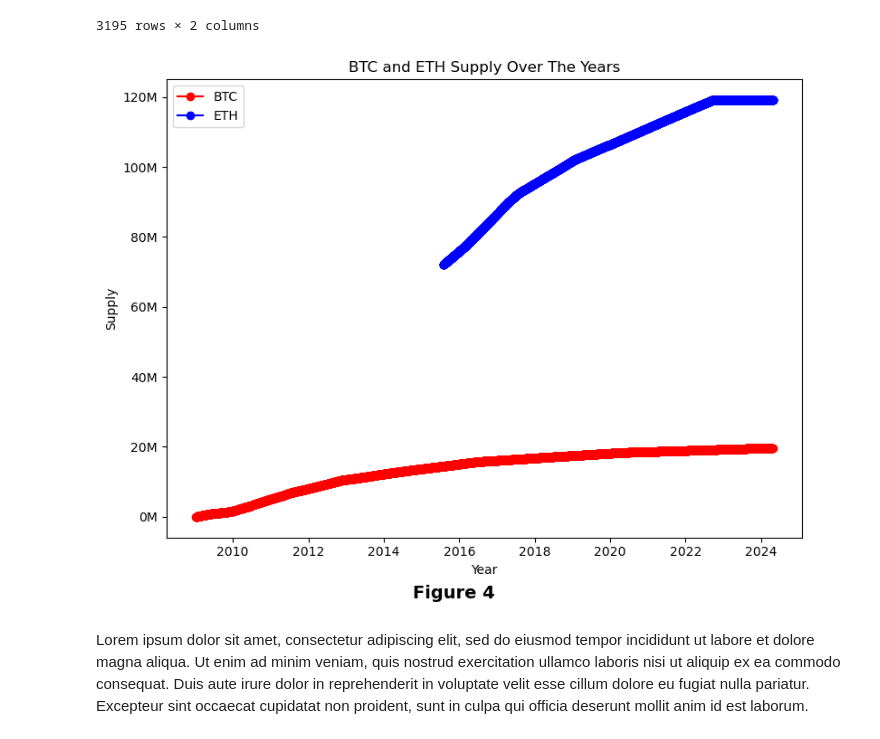
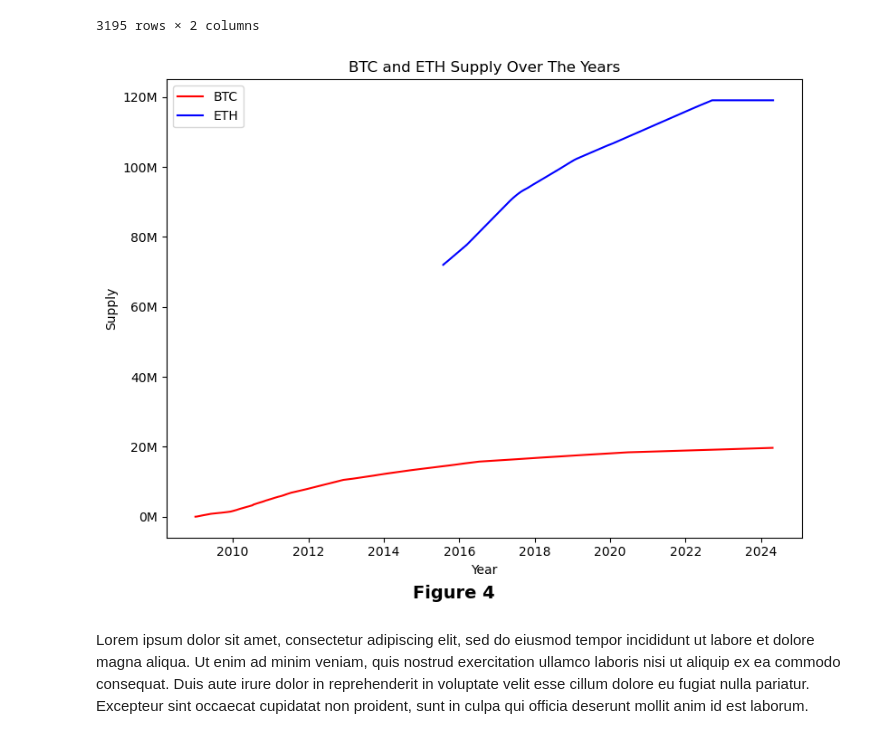
Before and after one commit to vsitucal-personal/bdcc_lab, a Jupyter notebook: BDCC_Lab.ipynb, the cells around one changed output. Saved outputs shown, nothing was run; the diff lists cells and outputs as text; code cells hidden in the pictures.

```diff
--- a/BDCC_Lab.ipynb
+++ b/BDCC_Lab.ipynb
@@ -468,23 +468,24 @@ eth_supply
 # %%
 plot_multiple_line_graphs2(
     x_list=[[btc_supply["date"], eth_supply["date"]]],
     y_list=[
         [
             (btc_supply["reward"], "BTC", "r",),
             (eth_supply["max_supply"], "ETH", "b",),
         ]
     ],
     x_labels=["Year"],
     y_labels=["Supply"],
     titles=["BTC and ETH Supply Over The Years"],
     formatter=[millions_formatter],
     use_legend=[True],
     show_grid=False,
     max_cols=1,
-    start_figure_number=4
+    start_figure_number=4,
+    marker=None
 )
 # %% [output]
-[figure, old version]
+[figure, new version]
 # %% [markdown]
 Lorem ipsum dolor sit amet, consectetur adipiscing elit, sed do eiusmod tempor incididunt ut labore et dolore magna aliqua. Ut enim ad minim veniam, quis nostrud exercitation ullamco laboris nisi ut aliquip ex ea commodo consequat. Duis aute irure dolor in reprehenderit in voluptate velit esse cillum dolore eu fugiat nulla pariatur. Excepteur sint occaecat cupidatat non proident, sunt in culpa qui officia deserunt mollit anim id est laborum.
 # %% [markdown]
```
Also changed, not shown: parts of 2 cells of this notebook, 1 other file.
